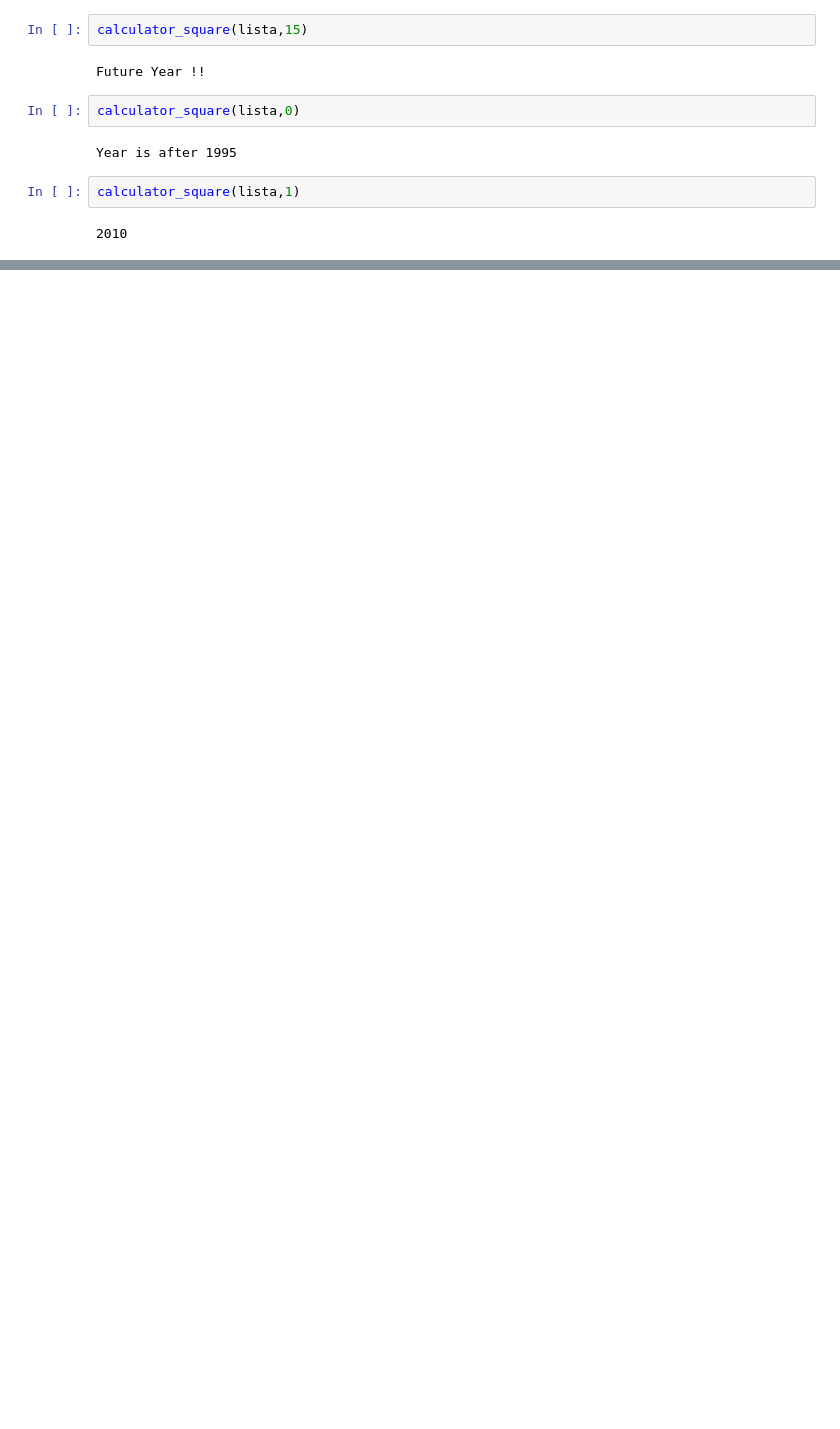
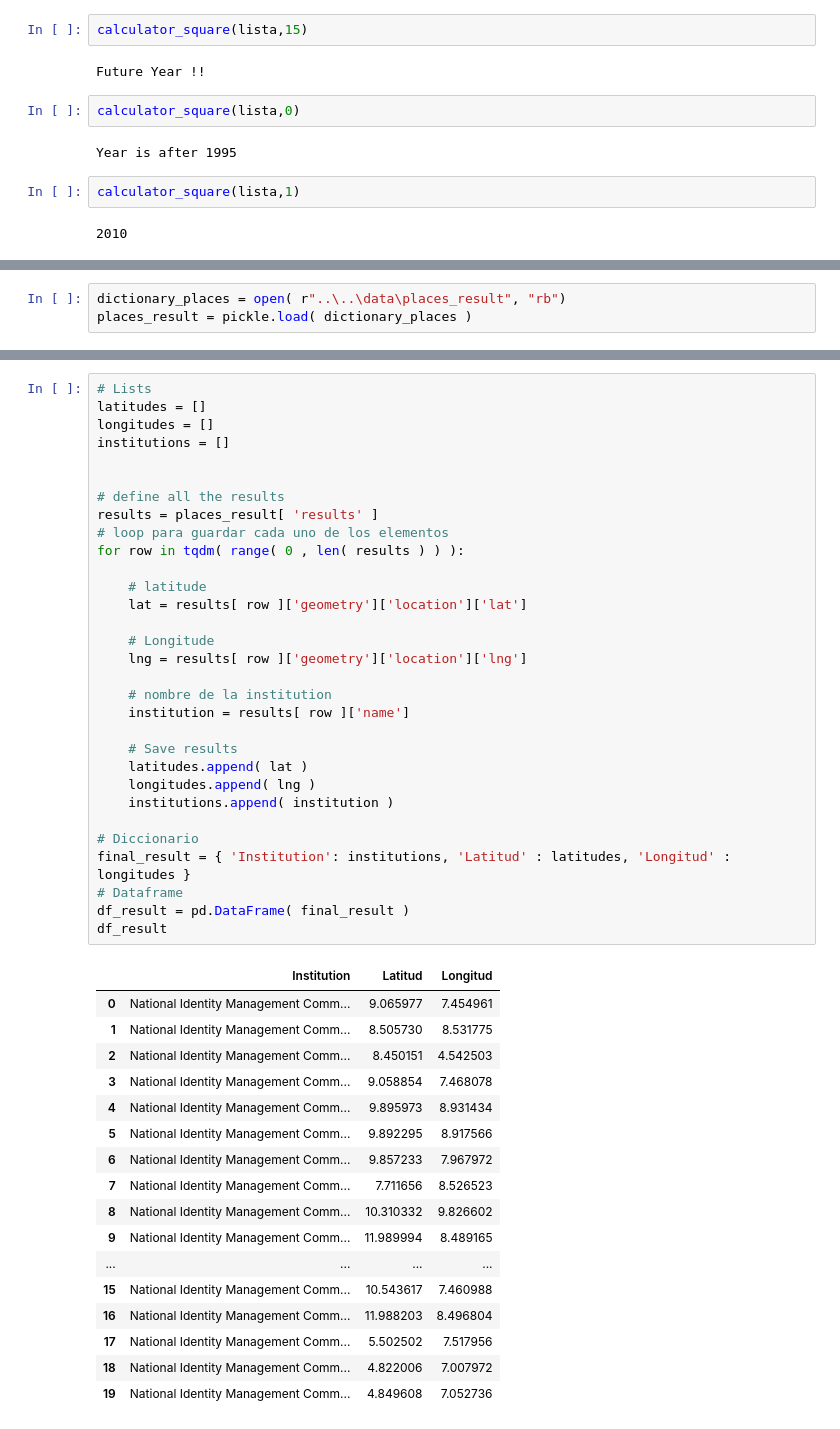
Before and after one commit to Robertopucp/1ECO35_R_PYTHON, a Jupyter notebook: Laboratorios/Lab2/Lab2_Python .ipynb, the cells around one changed output, grey strips where cells are left out. Saved outputs shown, nothing was run; the diff lists cells and outputs as text; blank space fills up the shorter version.

```diff
--- a/Laboratorios/Lab2/Lab2_Python .ipynb
+++ b/Laboratorios/Lab2/Lab2_Python .ipynb
@@ -133,0 +562,3 @@ calculator_square(lista,1)
+# %%
+dictionary_places = open( r"..\..\data\places_result", "rb")
+places_result = pickle.load( dictionary_places )
@@ -133,0 +589,49 @@ calculator_square(lista,1)
+# %%
+# Lists
+latitudes = []
+longitudes = []
+institutions = []
+
+
+# define all the results
+results = places_result[ 'results' ]
+# loop para guardar cada uno de los elementos
+for row in tqdm( range( 0 , len( results ) ) ):
+
+    # latitude
+    lat = results[ row ]['geometry']['location']['lat']
+
+    # Longitude
+    lng = results[ row ]['geometry']['location']['lng']
+
+    # nombre de la institution
+    institution = results[ row ]['name']
+
+    # Save results
+    latitudes.append( lat )
+    longitudes.append( lng )
+    institutions.append( institution )
+
+# Diccionario
+final_result = { 'Institution': institutions, 'Latitud' : latitudes, 'Longitud' : longitudes }
+# Dataframe
+df_result = pd.DataFrame( final_result )
+df_result
+# %% [output]
+|  | Institution | Latitud | Longitud |
+| 0 | National Identity Management Comm... | 9.065977 | 7.454961 |
+| 1 | National Identity Management Comm... | 8.505730 | 8.531775 |
+| 2 | National Identity Management Comm... | 8.450151 | 4.542503 |
+| 3 | National Identity Management Comm... | 9.058854 | 7.468078 |
+| 4 | National Identity Management Comm... | 9.895973 | 8.931434 |
+| 5 | National Identity Management Comm... | 9.892295 | 8.917566 |
+| 6 | National Identity Management Comm... | 9.857233 | 7.967972 |
+| 7 | National Identity Management Comm... | 7.711656 | 8.526523 |
+| 8 | National Identity Management Comm... | 10.310332 | 9.826602 |
+| 9 | National Identity Management Comm... | 11.989994 | 8.489165 |
+| ... | ... | ... | ... |
+| 15 | National Identity Management Comm... | 10.543617 | 7.460988 |
+| 16 | National Identity Management Comm... | 11.988203 | 8.496804 |
+| 17 | National Identity Management Comm... | 5.502502 | 7.517956 |
+| 18 | National Identity Management Comm... | 4.822006 | 7.007972 |
+| 19 | National Identity Management Comm... | 4.849608 | 7.052736 |
```
Also changed, not shown: parts of 43 cells of this notebook, 10 other files.
